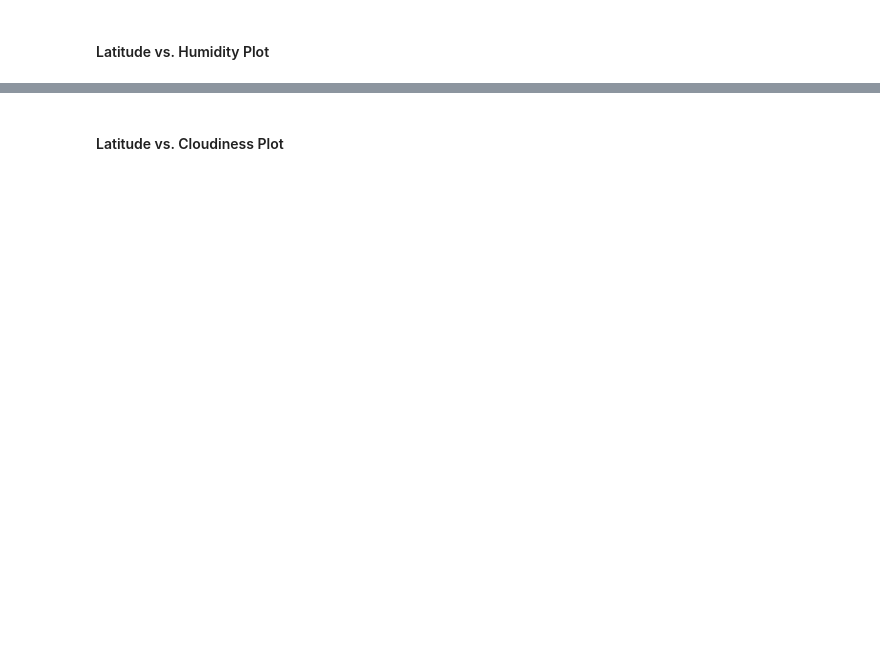
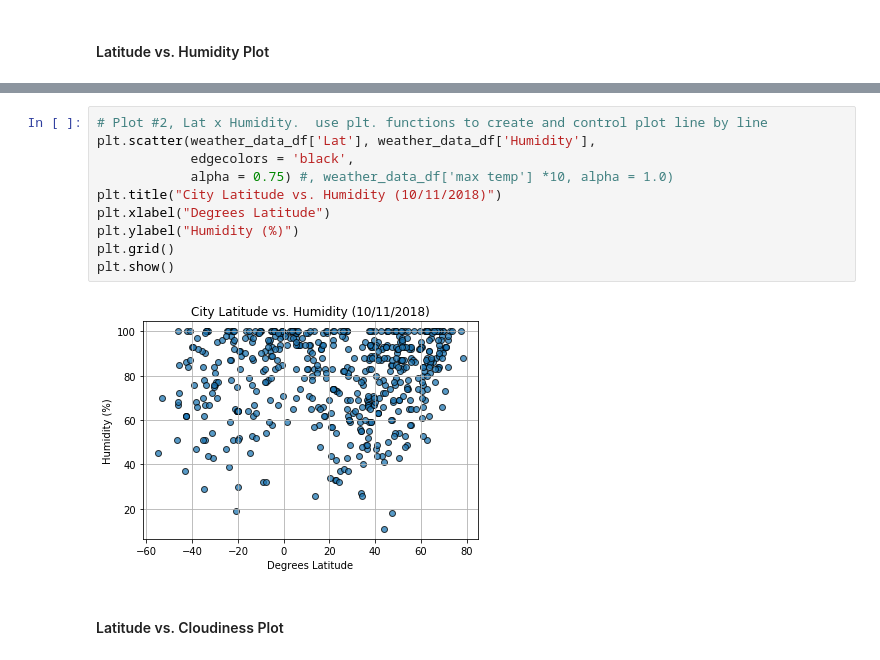
Before and after one commit to sellis4536/Homework06, a Jupyter notebook: WeatherPy_working.ipynb, the cells around one changed output, grey strips where cells are left out. Cells and saved outputs as stored; diff of their text form; blank space fills up the shorter version.

```diff
--- a/WeatherPy_working.ipynb
+++ b/WeatherPy_working.ipynb
@@ -235,2 +252,14 @@ dtype: int64
+# %%
+# Plot #2, Lat x Humidity.  use plt. functions to create and control plot line by line
+plt.scatter(weather_data_df['Lat'], weather_data_df['Humidity'],
+            edgecolors = 'black',
+            alpha = 0.75) #, weather_data_df['max temp'] *10, alpha = 1.0)
+plt.title("City Latitude vs. Humidity (10/11/2018)")
+plt.xlabel("Degrees Latitude")
+plt.ylabel("Humidity (%)")
+plt.grid()
+plt.show()
+# %% [output]
+[figure, added]
 # %% [markdown]
 #### Latitude vs. Cloudiness Plot
```
Also changed, not shown: parts of 16 cells of this notebook.
